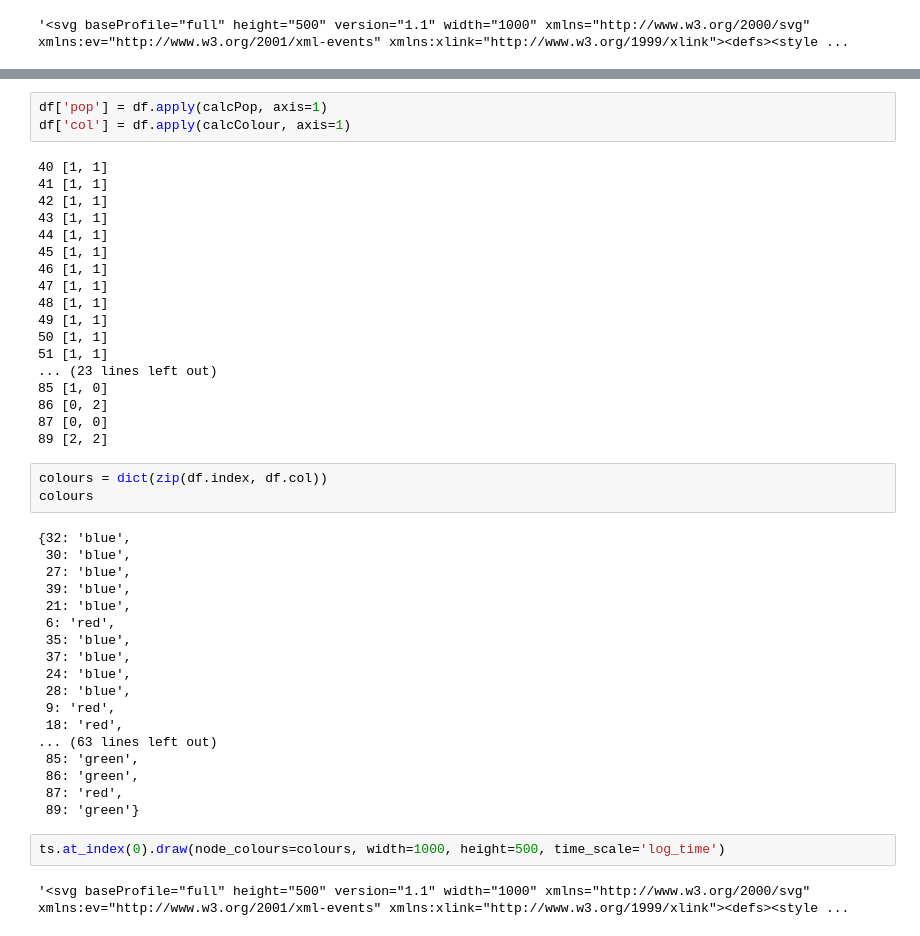
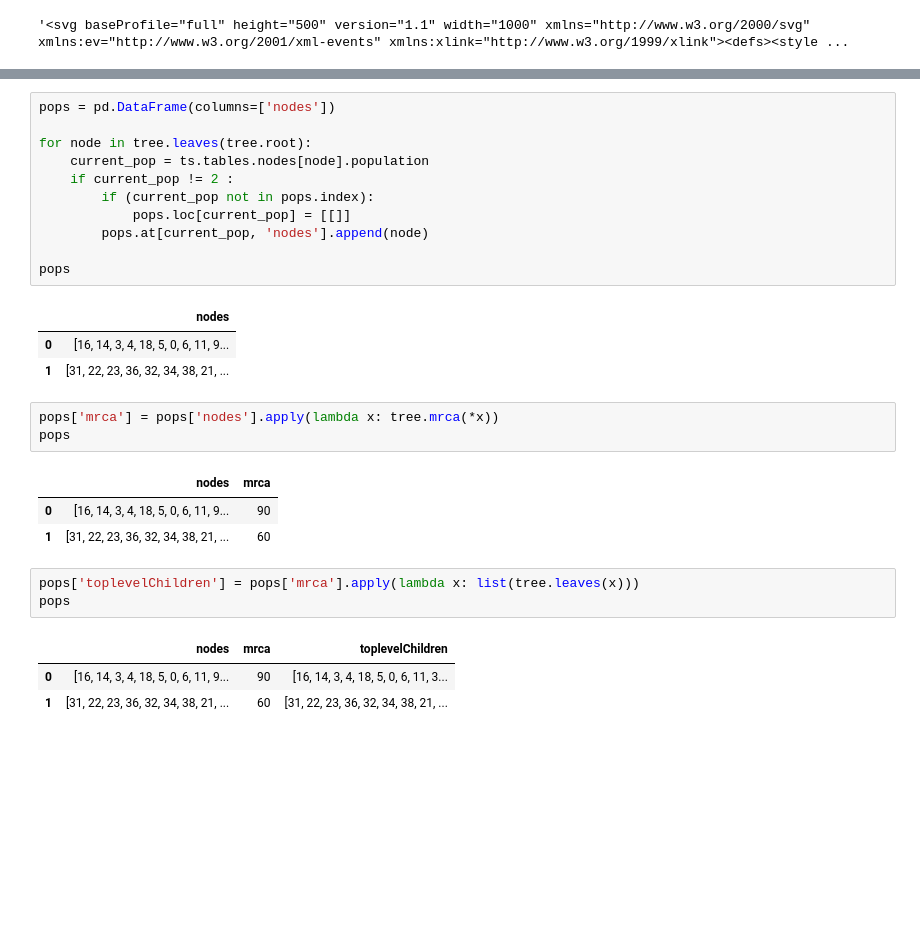
Before and after one commit to Silloky/TSeqMonoPhyly, a Jupyter notebook: testMonophyly.ipynb, the cells around one changed output, grey strips where cells are left out. Drawn from its saved outputs; the diff is of its cells as text; blank space fills up the shorter version.

```diff
--- a/testMonophyly.ipynb
+++ b/testMonophyly.ipynb
@@ -83,46 +16,29 @@ def calcColour(row) :
-# %%
-df['pop'] = df.apply(calcPop, axis=1)
-df['col'] = df.apply(calcColour, axis=1)
-# %% [output]
-40 [1, 1]
-41 [1, 1]
-42 [1, 1]
-43 [1, 1]
-44 [1, 1]
-45 [1, 1]
-46 [1, 1]
-47 [1, 1]
-48 [1, 1]
-49 [1, 1]
-50 [1, 1]
-51 [1, 1]
-... (23 lines left out)
-85 [1, 0]
-86 [0, 2]
-87 [0, 0]
-89 [2, 2]
-# %%
-colours = dict(zip(df.index, df.col))
-colours
-# %% [output]
-{32: 'blue',
- 30: 'blue',
- 27: 'blue',
- 39: 'blue',
- 21: 'blue',
- 6: 'red',
- 35: 'blue',
- 37: 'blue',
- 24: 'blue',
- 28: 'blue',
- 9: 'red',
- 18: 'red',
-... (63 lines left out)
- 85: 'green',
- 86: 'green',
- 87: 'red',
- 89: 'green'}
-# %%
-ts.at_index(0).draw(node_colours=colours, width=1000, height=500, time_scale='log_time')
-# %% [output]
-'<svg baseProfile="full" height="500" version="1.1" width="1000" xmlns="http://www.w3.org/2000/svg" xmlns:ev="http://www.w3.org/2001/xml-events" xmlns:xlink="http://www.w3.org/1999/xlink"><defs><style ...
+# %%
+pops = pd.DataFrame(columns=['nodes'])
+
+for node in tree.leaves(tree.root):
+    current_pop = ts.tables.nodes[node].population
+    if current_pop != 2 :
+        if (current_pop not in pops.index):
+            pops.loc[current_pop] = [[]]
+        pops.at[current_pop, 'nodes'].append(node)
+
+pops
+# %% [output]
+|  | nodes |
+| 0 | [16, 14, 3, 4, 18, 5, 0, 6, 11, 9... |
+| 1 | [31, 22, 23, 36, 32, 34, 38, 21, ... |
+# %%
+pops['mrca'] = pops['nodes'].apply(lambda x: tree.mrca(*x))
+pops
+# %% [output]
+|  | nodes | mrca |
+| 0 | [16, 14, 3, 4, 18, 5, 0, 6, 11, 9... | 90 |
+| 1 | [31, 22, 23, 36, 32, 34, 38, 21, ... | 60 |
+# %%
+pops['toplevelChildren'] = pops['mrca'].apply(lambda x: list(tree.leaves(x)))
+pops
+# %% [output]
+|  | nodes | mrca | toplevelChildren |
+| 0 | [16, 14, 3, 4, 18, 5, 0, 6, 11, 9... | 90 | [16, 14, 3, 4, 18, 5, 0, 6, 11, 3... |
+| 1 | [31, 22, 23, 36, 32, 34, 38, 21, ... | 60 | [31, 22, 23, 36, 32, 34, 38, 21, ... |
```
Also changed, not shown: parts of 6 cells of this notebook.
